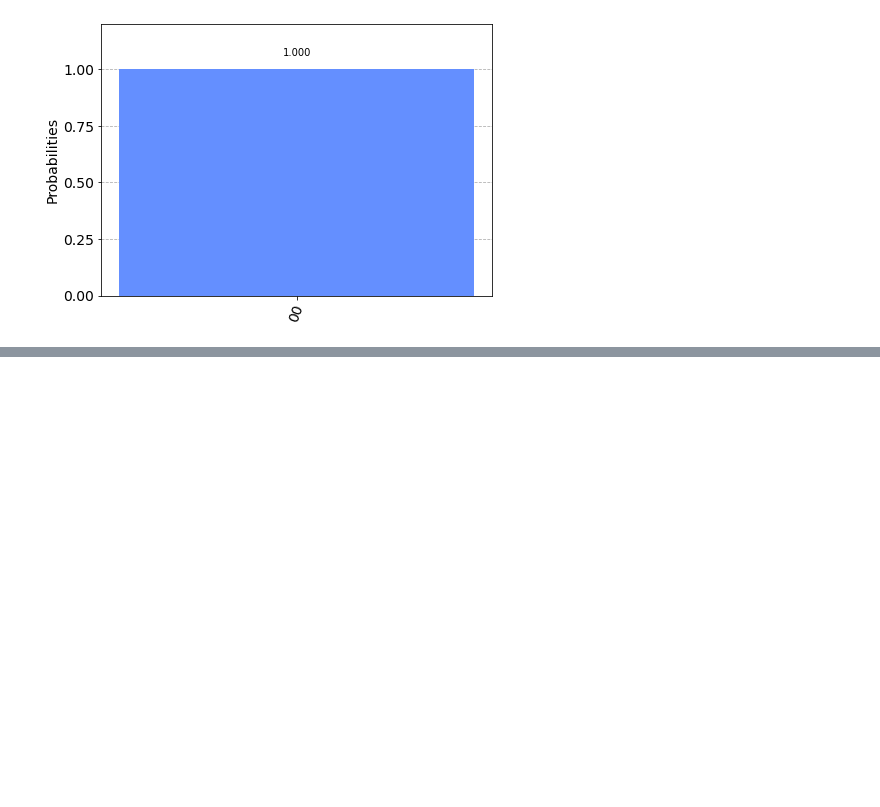
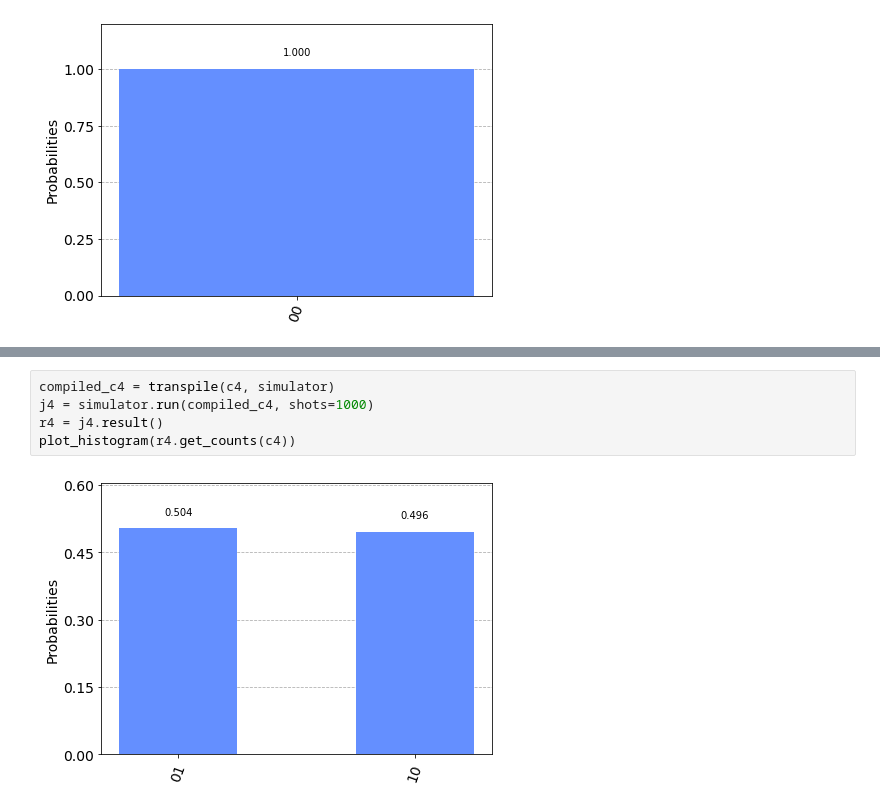
Before and after one commit to Ravie403/qiskit-tutorial, a Jupyter notebook: tutorial2.ipynb, the cells around one changed output, grey strips where cells are left out. Drawn from its saved outputs; the diff is of its cells as text; blank space fills up the shorter version.

```diff
--- a/tutorial2.ipynb
+++ b/tutorial2.ipynb
@@ -66,0 +100,7 @@ plot_histogram(r2.get_counts(c2))
+# %%
+compiled_c4 = transpile(c4, simulator)
+j4 = simulator.run(compiled_c4, shots=1000)
+r4 = j4.result()
+plot_histogram(r4.get_counts(c4))
+# %% [output]
+[figure, added]
```
Also changed, not shown: parts of 14 cells of this notebook.
